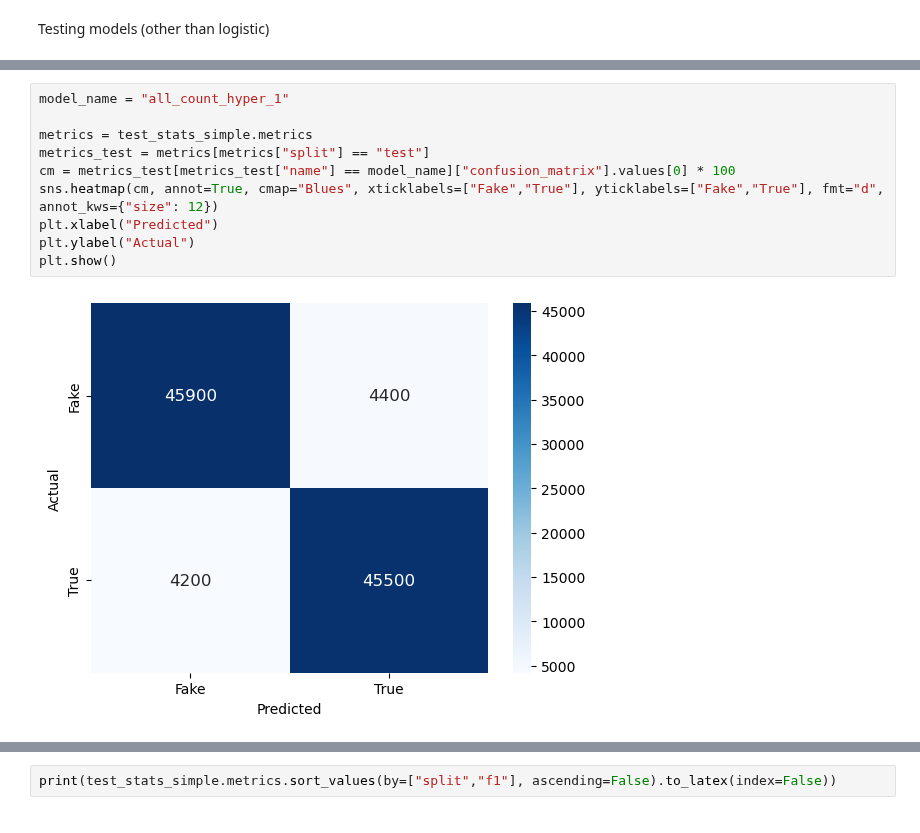
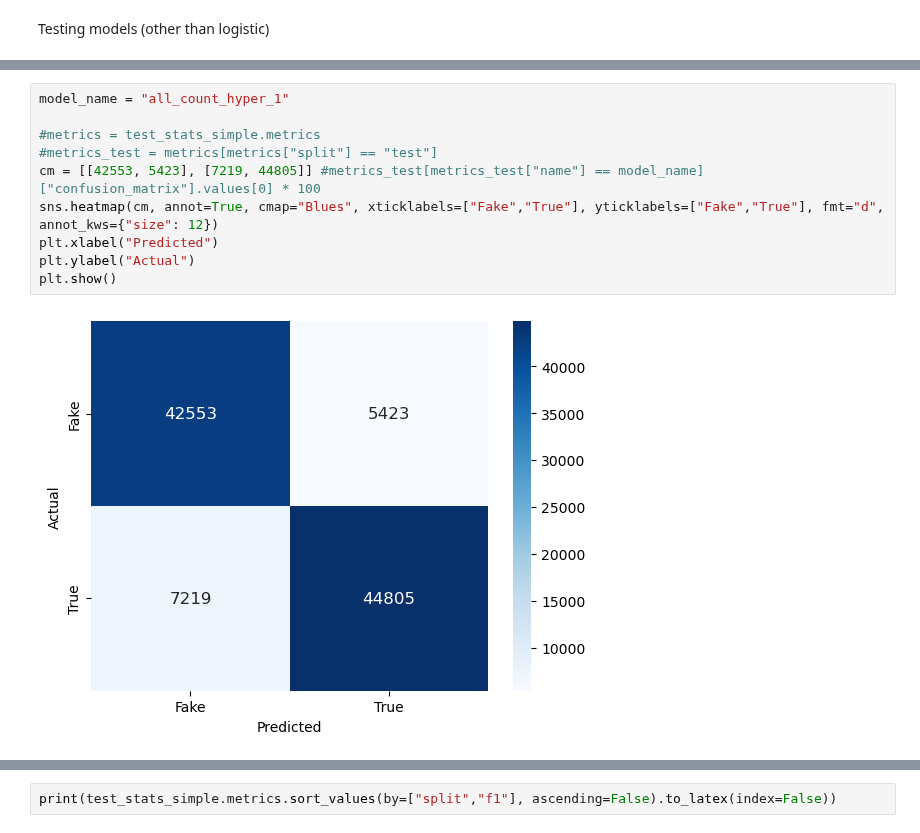
Before and after one commit to henrikdchristensen/DIKU-DS-Exam-FakeNewsDetection, a Jupyter notebook: src/Logistic_model.ipynb, the cells around one changed output, grey strips where cells are left out. Drawn from its saved outputs; the diff is of its cells as text.

```diff
--- a/src/Logistic_model.ipynb
+++ b/src/Logistic_model.ipynb
@@ -326,12 +367,12 @@ all_count_hyper_2 finished in 343.65 seconds
 # %%
 model_name = "all_count_hyper_1"
 
-metrics = test_stats_simple.metrics
-metrics_test = metrics[metrics["split"] == "test"]
-cm = metrics_test[metrics_test["name"] == model_name]["confusion_matrix"].values[0] * 100
+#metrics = test_stats_simple.metrics
+#metrics_test = metrics[metrics["split"] == "test"]
+cm = [[42553, 5423], [7219, 44805]] #metrics_test[metrics_test["name"] == model_name]["confusion_matrix"].values[0] * 100
 sns.heatmap(cm, annot=True, cmap="Blues", xticklabels=["Fake","True"], yticklabels=["Fake","True"], fmt="d", annot_kws={"size": 12})
 plt.xlabel("Predicted")
 plt.ylabel("Actual")
 plt.show()
 # %% [output]
-[figure, old version]
+[figure, new version]
```
Also changed, not shown: parts of 9 cells of this notebook, 3 other files.
